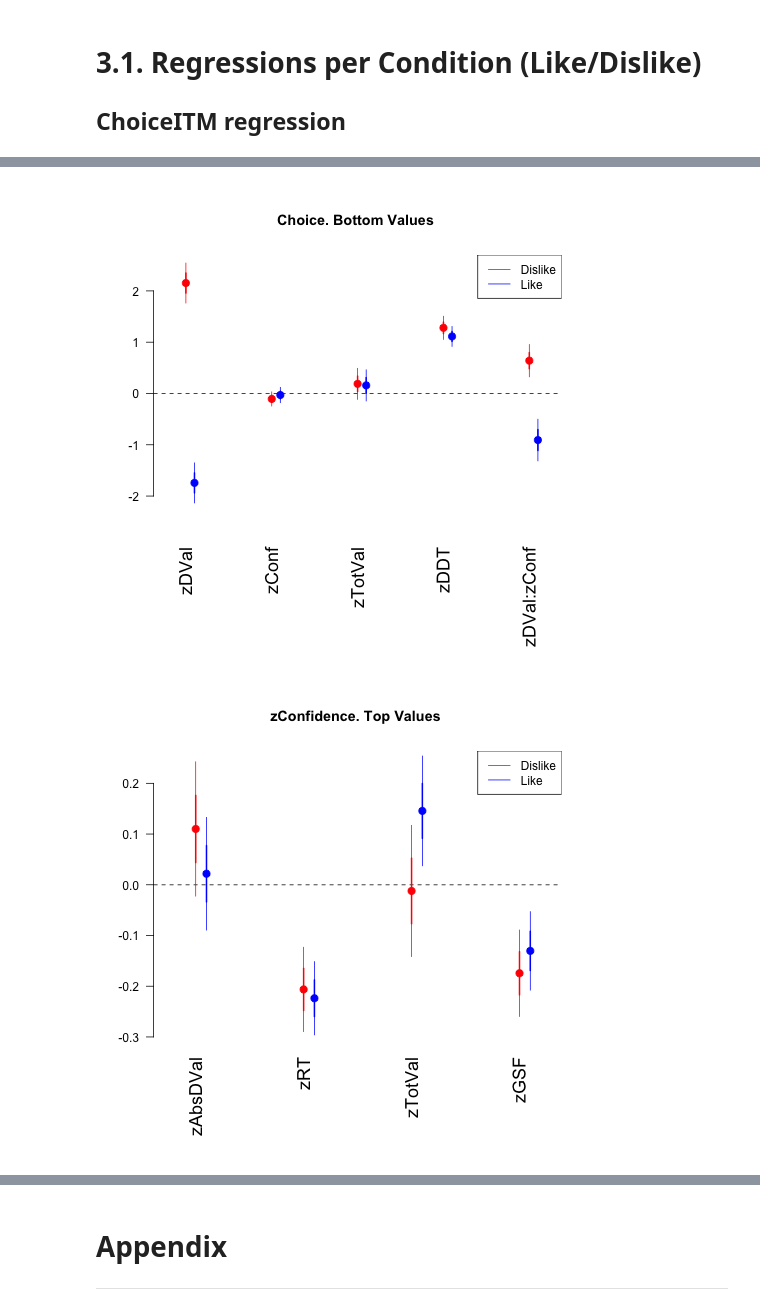
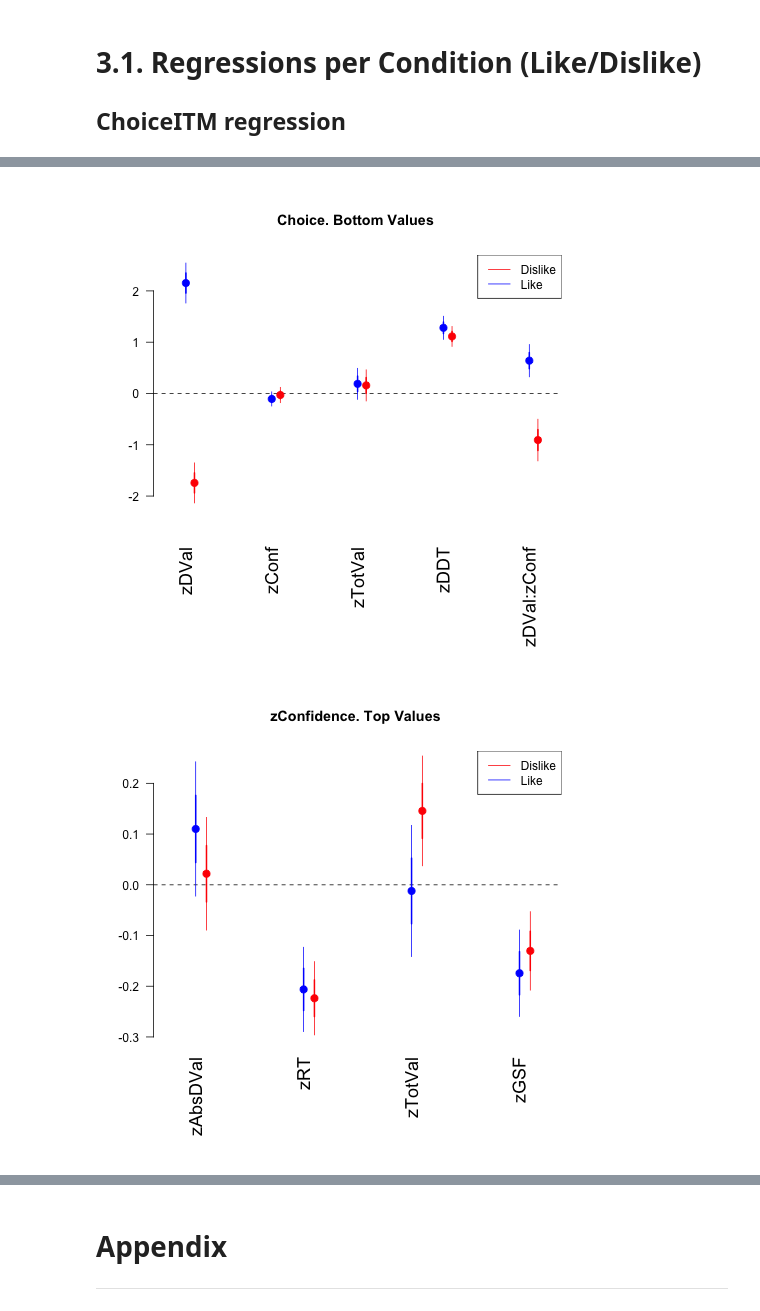
Before and after one commit to pradysepulveda/FF2018, a Jupyter notebook: FF2019_GazeEffectValueAboveAverage.ipynb, the cells around one changed output, grey strips where cells are left out. Saved outputs shown, nothing was run; the diff lists cells and outputs as text; code cells hidden in the pictures.

```diff
--- a/FF2019_GazeEffectValueAboveAverage.ipynb
+++ b/FF2019_GazeEffectValueAboveAverage.ipynb
@@ -282,27 +270,27 @@ title_plot = "Choice. Bottom Values "
 ModelChoiceL_1 <- glm(Choice ~ zDVal + zConf + zTotVal + zDVal:zConf + zDDT , data=data_exp2_Like, family=binomial(link="logit"))
 ModelChoiceD_1 <- glm(Choice ~ zDVal + zConf + zTotVal + zDVal:zConf + zDDT , data=data_exp2_DisLike, family=binomial(link="logit"))
 
-coefplot(ModelChoiceL_1,intercept=FALSE,vertical = FALSE,  col.pts="red", cex.var=1.5, cex.pts=2, mar = c(8,4,5,1),ylim=c(-2.5, 2.5) ,main=title_plot)
-coefplot(ModelChoiceD_1, intercept=FALSE, vertical = FALSE, add=TRUE, col.pts="blue", cex.var=1.5, cex.pts=2,mar = c(8,4,5,1))
+coefplot(ModelChoiceL_1,intercept=FALSE,vertical = FALSE,  col.pts="blue", cex.var=1.5, cex.pts=2, mar = c(8,4,5,1),ylim=c(-2.5, 2.5) ,main=title_plot)
+coefplot(ModelChoiceD_1, intercept=FALSE, vertical = FALSE, add=TRUE, col.pts="red", cex.var=1.5, cex.pts=2,mar = c(8,4,5,1))
 legend("topright",  legend=c("Dislike", "Like"),col=c("red", "blue"), lty=1:1, cex=1)
 # %% [output]
-[figure, old version]
+[figure, new version]
 # %%
 %%R
 title_plot = ("zConfidence. Top Values ")
 
 ModelConfidenceL_1 <- glm(zConf ~ zAbsDVal + zRT  + zTotVal + zGSF , data=data_exp1_Like)
 ModelConfidenceD_1 <- glm(zConf ~ zAbsDVal + zRT + zTotVal + zGSF , data=data_exp1_DisLike)
 
 #summary(logitMod_FF2017)
 #summary(logitModLike_FF2017)
 #summary(logitModUnlike_FF2017)
 
-coefplot(ModelConfidenceD_1,intercept=FALSE, vertical = FALSE, col.pts="red", cex.var=1.5, cex.pts=2, offset = 0.05, mar = c(8,4,5,1) ,main=title_plot)
-coefplot(ModelConfidenceL_1, intercept=FALSE, vertical = FALSE, add=TRUE, col.pts="blue", cex.var=1.5, cex.pts=2,mar = c(8,4,5,1),main="RegEstim")
+coefplot(ModelConfidenceD_1,intercept=FALSE, vertical = FALSE, col.pts="blue", cex.var=1.5, cex.pts=2, offset = 0.05, mar = c(8,4,5,1) ,main=title_plot)
+coefplot(ModelConfidenceL_1, intercept=FALSE, vertical = FALSE, add=TRUE, col.pts="red", cex.var=1.5, cex.pts=2,mar = c(8,4,5,1),main="RegEstim")
 legend("topright",  legend=c("Dislike", "Like"),col=c("red", "blue"), lty=1:1, cex=1)
 # %% [output]
-[figure, old version]
+[figure, new version]
 # %%
 %%R
 title_plot = ("zConfidence. Bottom Values ")
```
Also changed, not shown: parts of 8 cells of this notebook, 8 other files.
